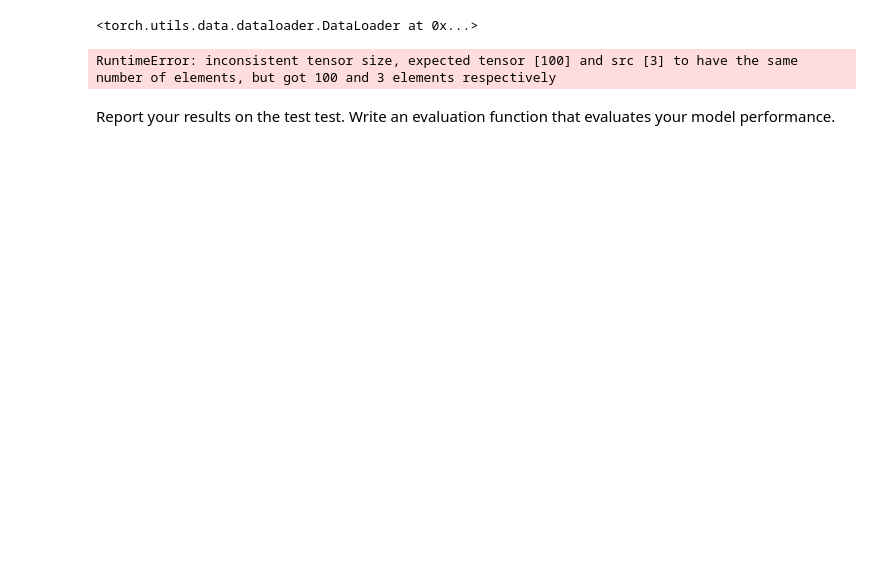
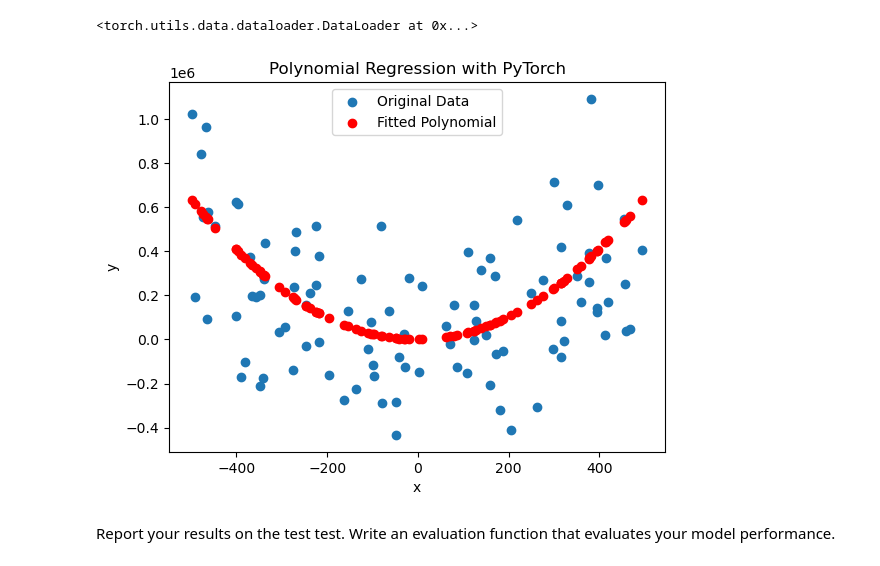
Before and after one commit to UserZetsu/dl-for-bioscience, a Jupyter notebook: Homework_ML_Basics.ipynb, the cells around one changed output. Drawn from its saved outputs; the diff is of its cells as text; code cells hidden in the pictures; blank space fills up the shorter version.

```diff
--- a/Homework_ML_Basics.ipynb
+++ b/Homework_ML_Basics.ipynb
@@ -511,17 +487,17 @@ test_dataset
 <torch.utils.data.dataloader.DataLoader at 0x...>
 # %%
 # Plot data and predictions
-predictions = # your code here
+predictions = model(X_poly) # your code here
 with torch.no_grad():
     plt.scatter(x, y_measured, label="Original Data")
     plt.scatter(x, predictions, color="red", label="Fitted Polynomial")
     plt.legend()
     plt.title("Polynomial Regression with PyTorch")
     plt.xlabel("x")
     plt.ylabel("y")
     plt.show()
 # %% [output]
-RuntimeError: inconsistent tensor size, expected tensor [100] and src [3] to have the same number of elements, but got 100 and 3 elements respectively
+[figure, added]
 # %% [markdown]
 Report your results on the test test. Write an evaluation function that evaluates your model performance.
 # %%
```
Also changed, not shown: parts of 16 cells of this notebook.
